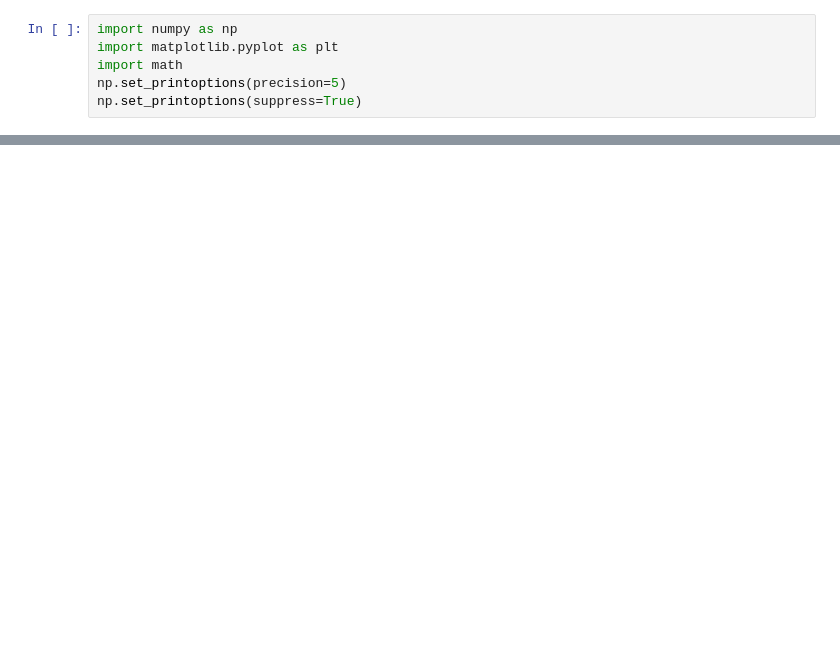
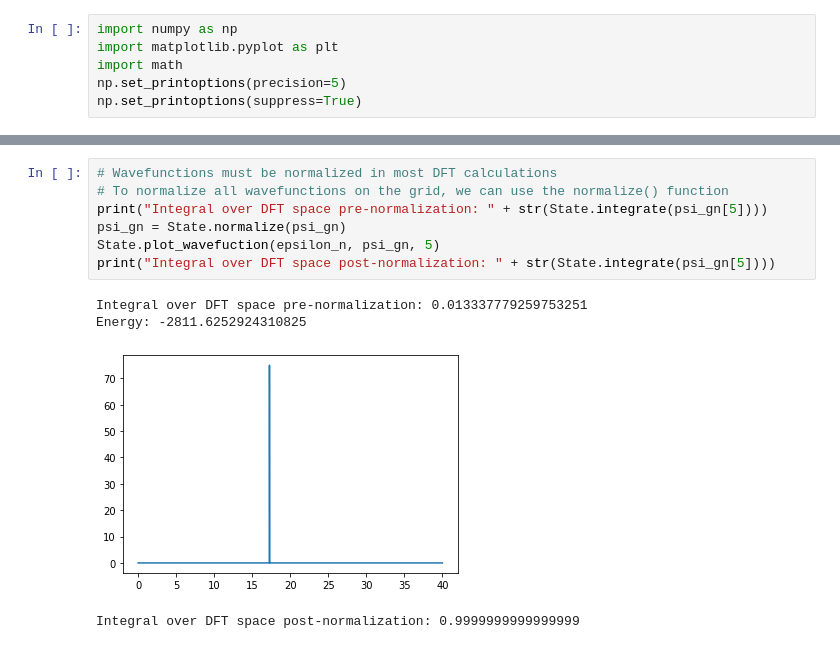
Before and after one commit to dylanh05/pyDFT, a Jupyter notebook: 1DDFT.ipynb, the cells around one changed output, grey strips where cells are left out. Drawn from its saved outputs; the diff is of its cells as text; blank space fills up the shorter version.

```diff
--- a/1DDFT.ipynb
+++ b/1DDFT.ipynb
@@ -272 +260,13 @@ print(State.integrate(psi_gn[4]))
+# %%
+# Wavefunctions must be normalized in most DFT calculations
+# To normalize all wavefunctions on the grid, we can use the normalize() function
+print("Integral over DFT space pre-normalization: " + str(State.integrate(psi_gn[5])))
+psi_gn = State.normalize(psi_gn)
+State.plot_wavefuction(epsilon_n, psi_gn, 5)
+print("Integral over DFT space post-normalization: " + str(State.integrate(psi_gn[5])))
+# %% [output]
+Integral over DFT space pre-normalization: 0.013337779259753251
+Energy: -2811.6252924310825
+[figure, added]
+Integral over DFT space post-normalization: 0.9999999999999999
 # %%
```
Also changed, not shown: parts of 21 cells of this notebook.
